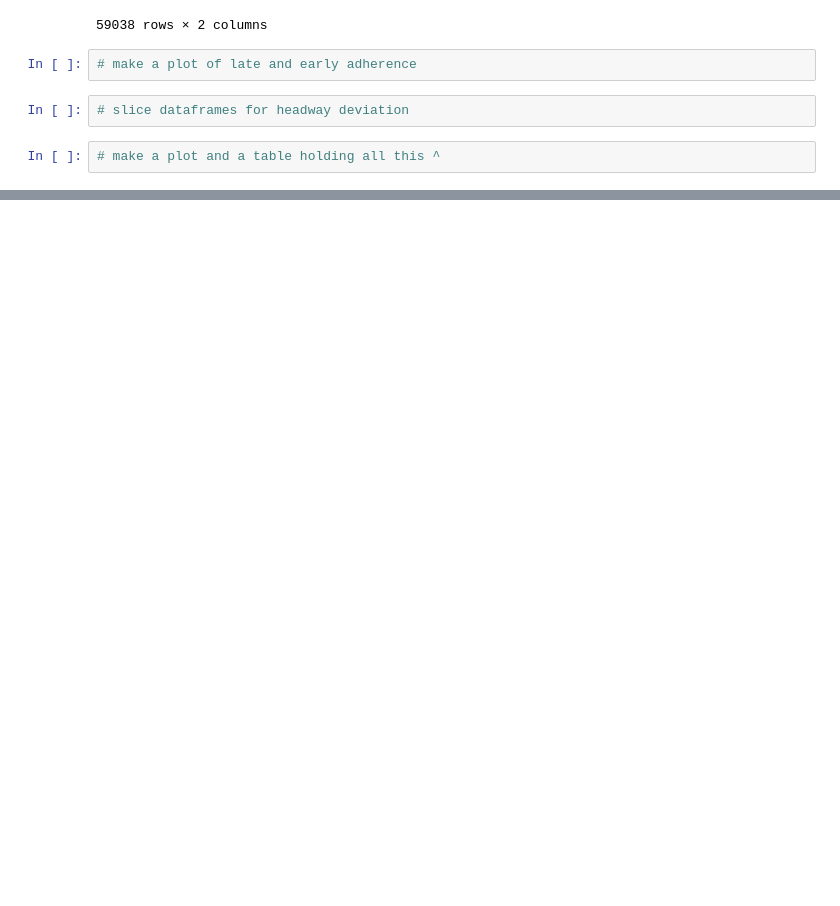
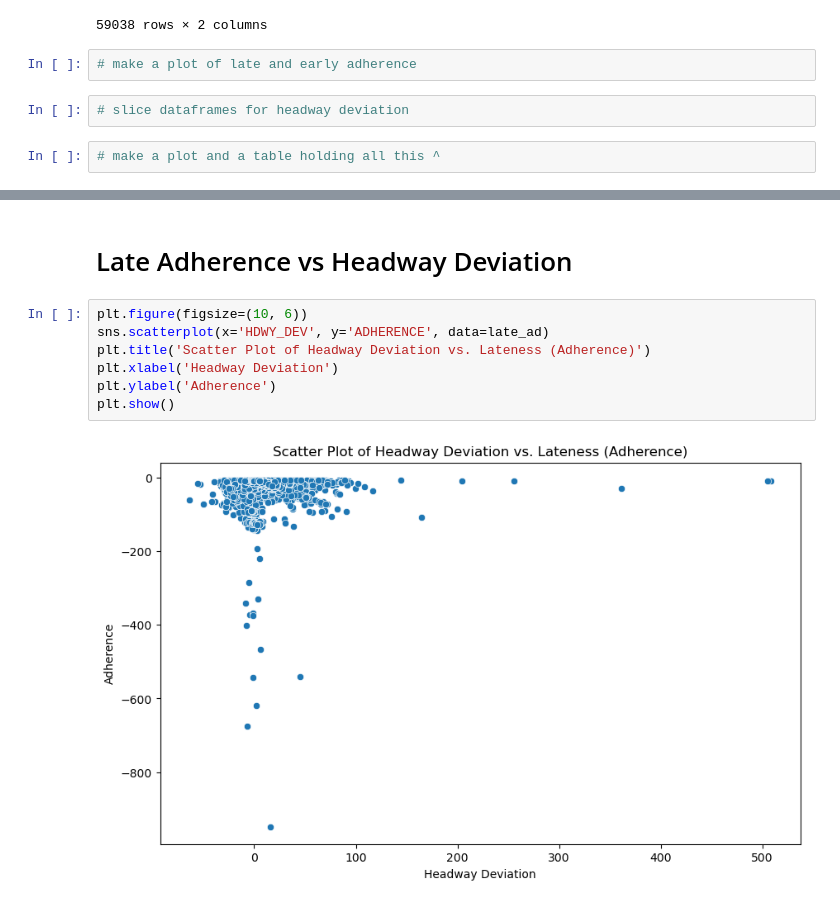
Before and after one commit to NSS-Data-Analytics-Cohort-12/wego-python-da12-javascript-express, a Jupyter notebook: notebooks/WeGo_javascript_express.ipynb, the cells around one changed output, grey strips where cells are left out. Saved outputs shown, nothing was run; the diff lists cells and outputs as text; blank space fills up the shorter version.

```diff
--- a/notebooks/WeGo_javascript_express.ipynb
+++ b/notebooks/WeGo_javascript_express.ipynb
@@ -226,0 +249,11 @@ late_ad
+# %% [markdown]
+# Late Adherence vs Headway Deviation
+# %%
+plt.figure(figsize=(10, 6))
+sns.scatterplot(x='HDWY_DEV', y='ADHERENCE', data=late_ad)
+plt.title('Scatter Plot of Headway Deviation vs. Lateness (Adherence)')
+plt.xlabel('Headway Deviation')
+plt.ylabel('Adherence')
+plt.show()
+# %% [output]
+[figure, added]
```
Also changed, not shown: parts of 14 cells of this notebook.
